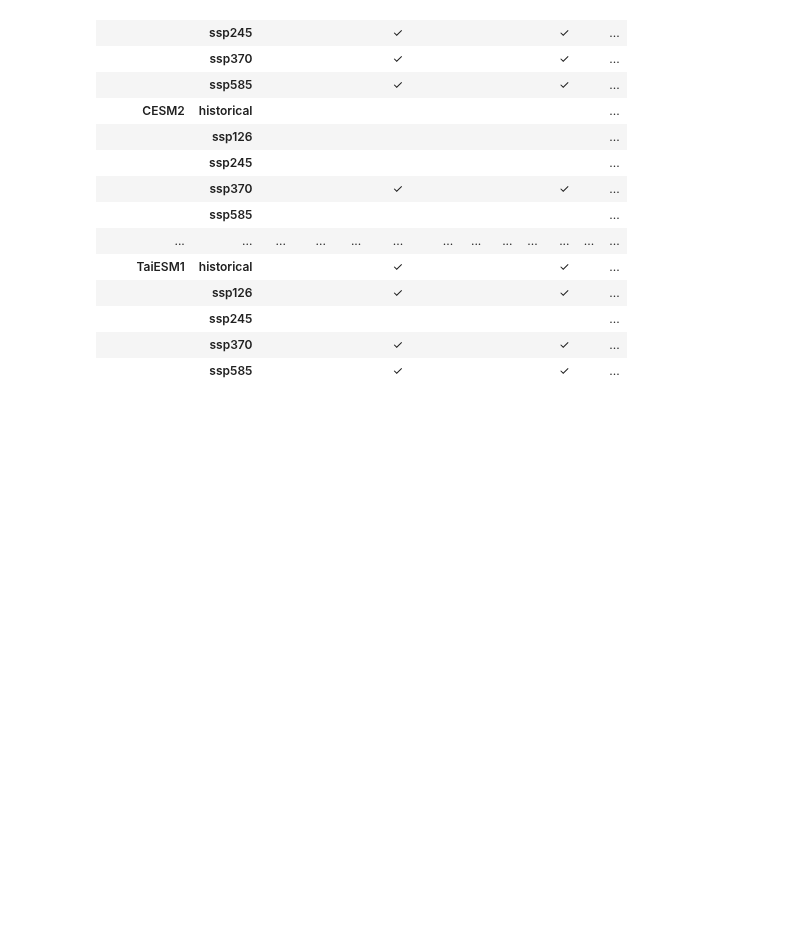
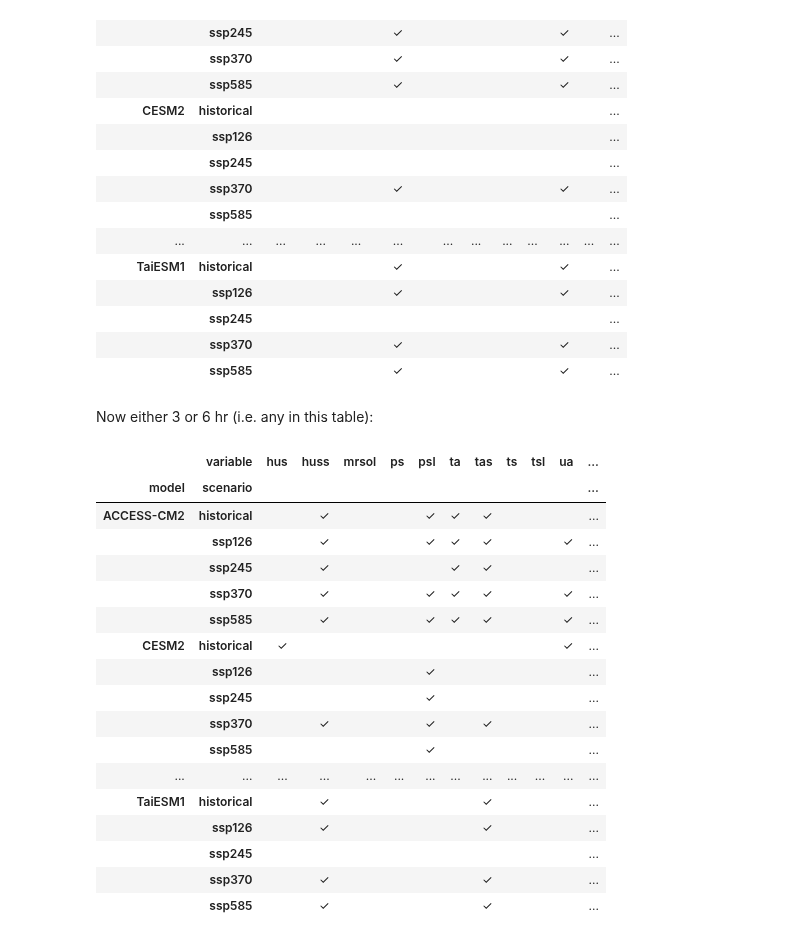
Before and after one commit to ua-snap/cmip6-utils, a Jupyter notebook: transfers/holdings_summary_wrf.ipynb, the cells around one changed output. Drawn from its saved outputs; the diff is of its cells as text; code cells hidden in the pictures; blank space fills up the shorter version.

Commit message:
update wrf holdings summary after updated audit

```diff
--- a/transfers/holdings_summary_wrf.ipynb
+++ b/transfers/holdings_summary_wrf.ipynb
@@ -97,3 +97,38 @@ tmp.pivot_table(
 |  | ssp245 |  |  |  |  |  |  |  |  |  |  | ... |
 |  | ssp370 |  |  |  | ✓ |  |  |  |  | ✓ |  | ... |
 |  | ssp585 |  |  |  | ✓ |  |  |  |  | ✓ |  | ... |
+# %% [markdown]
+Now either 3 or 6 hr (i.e. any in this table):
+# %%
+tmp = (
+    holdings.groupby(["model", "scenario", "variable"])
+    .valid.sum()
+    .reset_index(name="valid")
+)
+tmp["valid"] = ["\u2713" if x > 0 else "" for x in tmp["valid"]]
+
+tmp.pivot_table(
+    values="valid",
+    columns="variable",
+    index=["model", "scenario"],
+    aggfunc=lambda x: "".join(x),
+)
+# %% [output]
+|  | variable | hus | huss | mrsol | ps | psl | ta | tas | ts | tsl | ua | ... |
+| model | scenario |  |  |  |  |  |  |  |  |  |  | ... |
+| ACCESS-CM2 | historical |  | ✓ |  |  | ✓ | ✓ | ✓ |  |  |  | ... |
+|  | ssp126 |  | ✓ |  |  | ✓ | ✓ | ✓ |  |  | ✓ | ... |
+|  | ssp245 |  | ✓ |  |  |  | ✓ | ✓ |  |  |  | ... |
+|  | ssp370 |  | ✓ |  |  | ✓ | ✓ | ✓ |  |  | ✓ | ... |
+|  | ssp585 |  | ✓ |  |  | ✓ | ✓ | ✓ |  |  | ✓ | ... |
+| CESM2 | historical | ✓ |  |  |  |  |  |  |  |  | ✓ | ... |
+|  | ssp126 |  |  |  |  | ✓ |  |  |  |  |  | ... |
+|  | ssp245 |  |  |  |  | ✓ |  |  |  |  |  | ... |
+|  | ssp370 |  | ✓ |  |  | ✓ |  | ✓ |  |  |  | ... |
+|  | ssp585 |  |  |  |  | ✓ |  |  |  |  |  | ... |
+| ... | ... | ... | ... | ... | ... | ... | ... | ... | ... | ... | ... | ... |
+| TaiESM1 | historical |  | ✓ |  |  |  |  | ✓ |  |  |  | ... |
+|  | ssp126 |  | ✓ |  |  |  |  | ✓ |  |  |  | ... |
+|  | ssp245 |  |  |  |  |  |  |  |  |  |  | ... |
+|  | ssp370 |  | ✓ |  |  |  |  | ✓ |  |  |  | ... |
+|  | ssp585 |  | ✓ |  |  |  |  | ✓ |  |  |  | ... |
```
Also changed, not shown: parts of 1 cell of this notebook.
